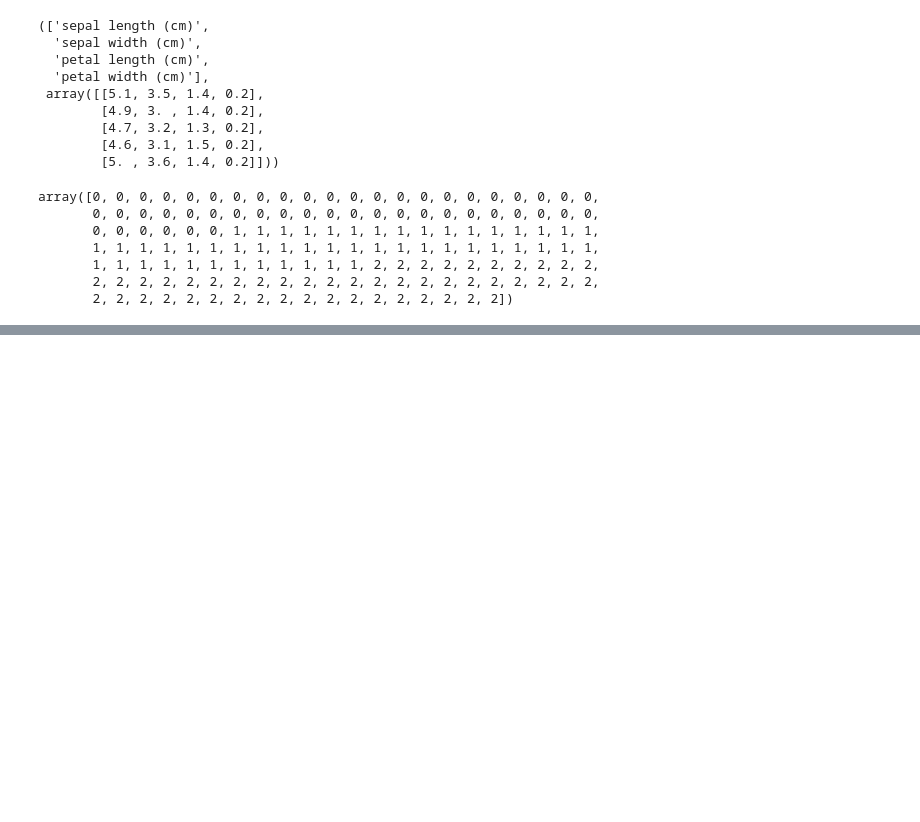
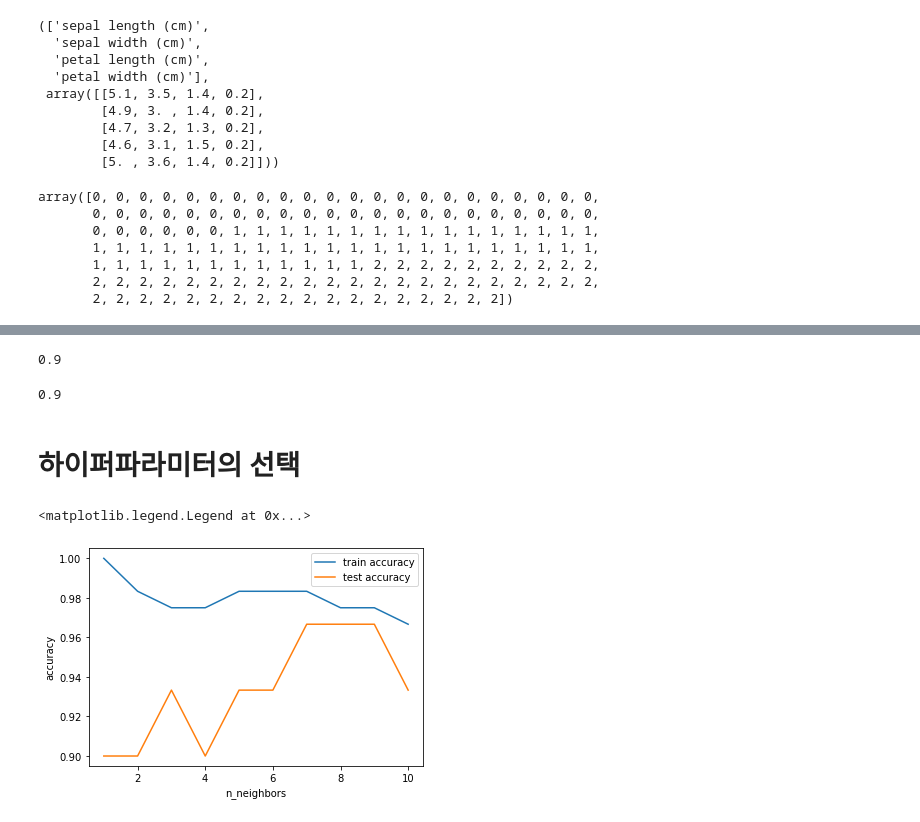
Before and after one commit to Ztrillion/K-Digital, a Jupyter notebook: 통계/Scikit-Learn_1.ipynb, the cells around one changed output, grey strips where cells are left out. Drawn from its saved outputs; the diff is of its cells as text; code cells hidden in the pictures; blank space fills up the shorter version.

```diff
--- a/통계/Scikit-Learn_1.ipynb
+++ b/통계/Scikit-Learn_1.ipynb
@@ -81,0 +173,3 @@ y = iris.target
+# %%
+# test 사이즈 20퍼센트로 설정
+X_train, X_test, y_train, y_test = train_test_split(X,y, test_size=0.2, random_state=25)
@@ -81,0 +180,5 @@ y = iris.target
+# %%
+from sklearn.neighbors import KNeighborsClassifier
+knn = KNeighborsClassifier(n_neighbors=1)
+# %%
+knn.fit(X_train,y_train)
@@ -81,0 +198,4 @@ y = iris.target
+# %%
+knn.score(X_test,y_test)
+# %% [output]
+0.9
@@ -81,0 +204,27 @@ y = iris.target
+# %%
+accuracy_score(y_test, y_pred)
+# %% [output]
+0.9
+# %% [markdown]
+# 하이퍼파라미터의 선택
+# %%
+train_accuracy = []
+test_accuracy = []
+neighbors = range(1,11)
+for n in neighbors:
+    knn = KNeighborsClassifier(n_neighbors=n)
+    knn.fit(X_train,y_train)
+    train_accuracy.append(knn.score(X_train, y_train))
+    test_accuracy.append(knn.score(X_test, y_test))
+# %%
+import matplotlib.pyplot as plt
+%matplotlib inline
+
+plt.plot(neighbors, train_accuracy, label="train accuracy")
+plt.plot(neighbors, test_accuracy, label="test accuracy")
+plt.xlabel("n_neighbors")
+plt.ylabel("accuracy")
+plt.legend()
+# %% [output]
+<matplotlib.legend.Legend at 0x...>
+[figure, added]
```
Also changed, not shown: parts of 29 cells of this notebook.
